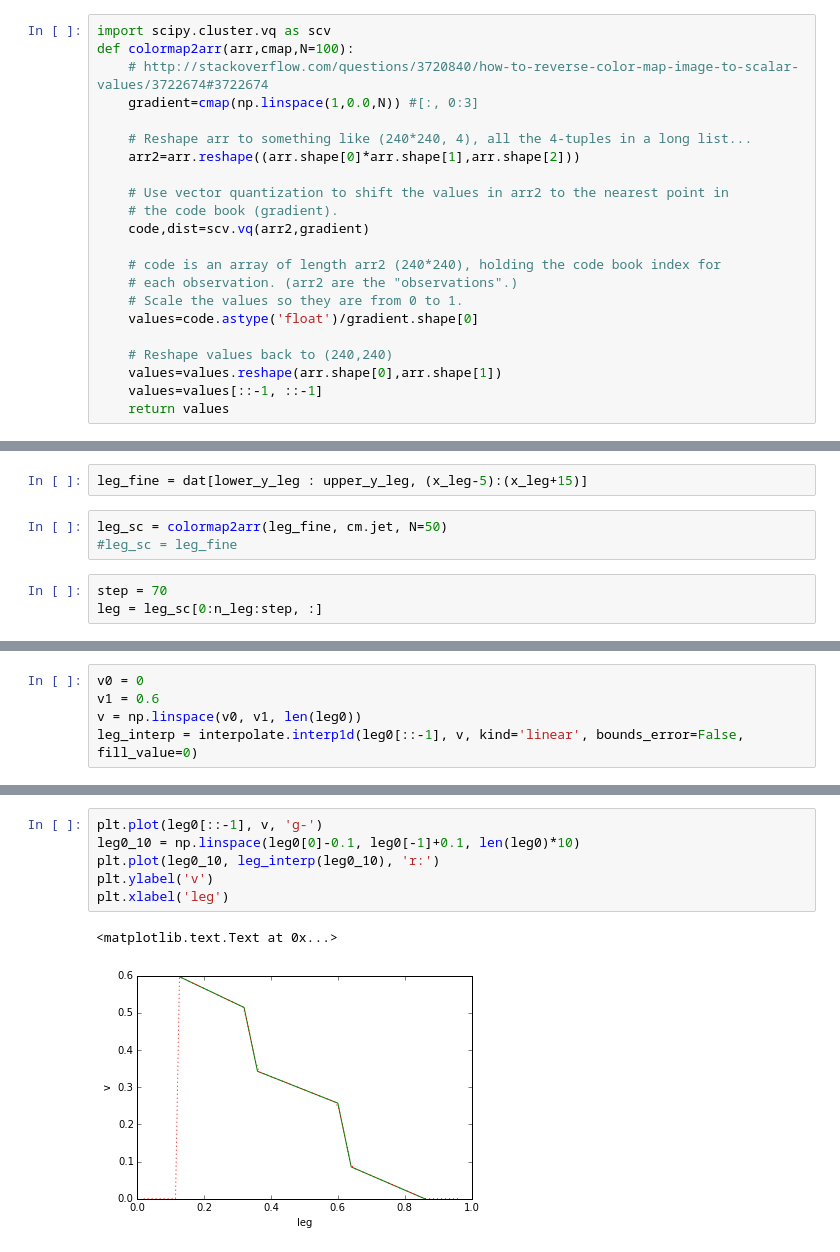
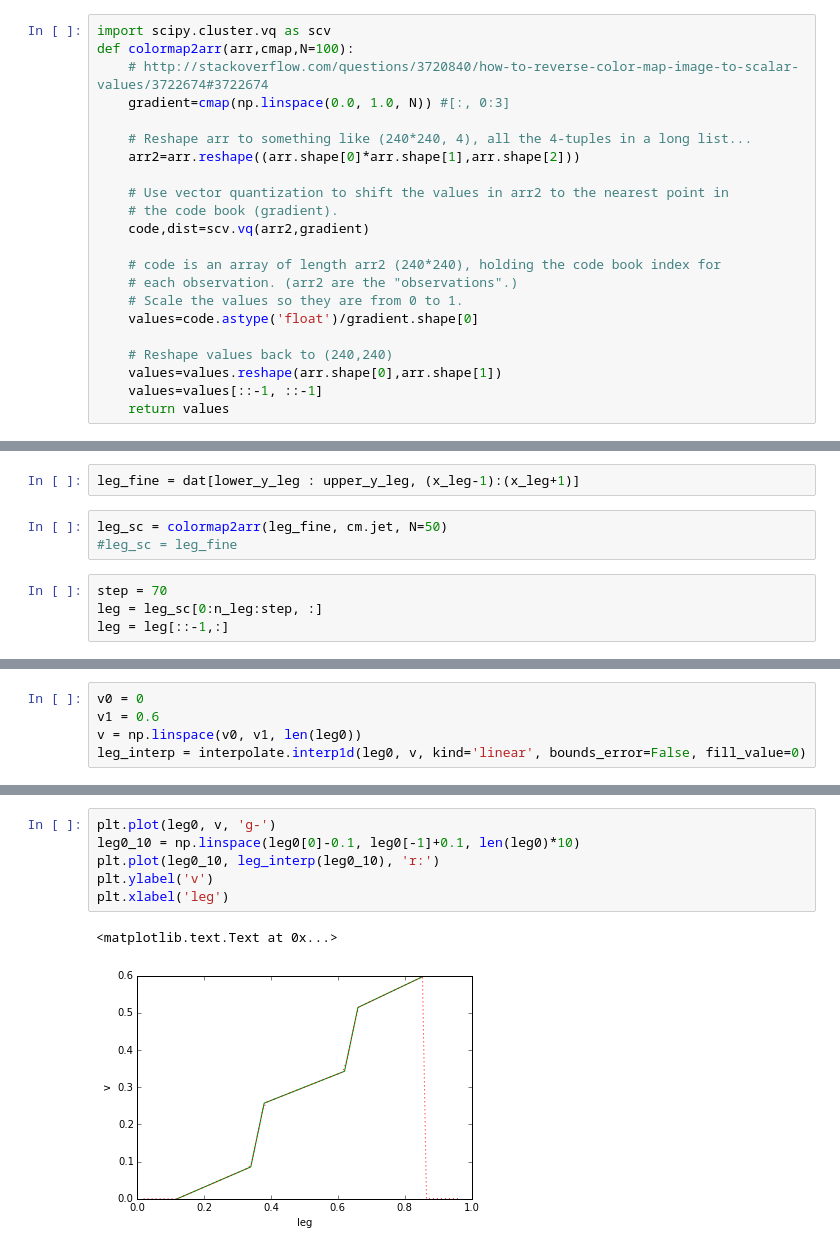
Before and after one commit to emilleishida/CorrMatrix_ABC, a Jupyter notebook: scripts/ABC/WL/Cov_SSC/digitize_Cov_SSC.ipynb, the cells around one changed output, grey strips where cells are left out. Cells and saved outputs as stored; diff of their text form.

```diff
--- a/scripts/ABC/WL/Cov_SSC/digitize_Cov_SSC.ipynb
+++ b/scripts/ABC/WL/Cov_SSC/digitize_Cov_SSC.ipynb
@@ -24,7 +38,7 @@ ax = plt.imshow(cov_fine, cmap=cm.jet)
 import scipy.cluster.vq as scv
 def colormap2arr(arr,cmap,N=100):
     # http://stackoverflow.com/questions/3720840/how-to-reverse-color-map-image-to-scalar-values/3722674#3722674
-    gradient=cmap(np.linspace(1,0.0,N)) #[:, 0:3]
+    gradient=cmap(np.linspace(0.0, 1.0, N)) #[:, 0:3]
 
     # Reshape arr to something like (240*240, 4), all the 4-tuples in a long list...
     arr2=arr.reshape((arr.shape[0]*arr.shape[1],arr.shape[2]))
@@ -68,11 +93,12 @@ lower_y_leg = 54 + 10
 upper_y_leg = 590 - 10
 n_leg = upper_y_leg - lower_y_leg
 # %%
-leg_fine = dat[lower_y_leg : upper_y_leg, (x_leg-5):(x_leg+15)]
+leg_fine = dat[lower_y_leg : upper_y_leg, (x_leg-1):(x_leg+1)]
 # %%
 leg_sc = colormap2arr(leg_fine, cm.jet, N=50)
 #leg_sc = leg_fine
 # %%
 step = 70
 leg = leg_sc[0:n_leg:step, :]
+leg = leg[::-1,:]
 # %%
@@ -89,7 +114,7 @@ array([ 0.12,  0.32,  0.34,  0.36,  0.6 ,  0.62,  0.64,  0.86])
 v0 = 0
 v1 = 0.6
 v = np.linspace(v0, v1, len(leg0))
-leg_interp = interpolate.interp1d(leg0[::-1], v, kind='linear', bounds_error=False, fill_value=0)
+leg_interp = interpolate.interp1d(leg0, v, kind='linear', bounds_error=False, fill_value=0)
 # %%
 my_v = leg_interp(0.2)
 my_v
@@ -102,9 +123,9 @@ array([ 0.12,  0.32,  0.34,  0.36,  0.6 ,  0.62,  0.64,  0.86])
 # %%
-plt.plot(leg0[::-1], v, 'g-')
+plt.plot(leg0, v, 'g-')
 leg0_10 = np.linspace(leg0[0]-0.1, leg0[-1]+0.1, len(leg0)*10)
 plt.plot(leg0_10, leg_interp(leg0_10), 'r:')
 plt.ylabel('v')
 plt.xlabel('leg')
 # %% [output]
 <matplotlib.text.Text at 0x...>
-[figure, old version]
+[figure, new version]
```
Also changed, not shown: parts of 36 cells of this notebook.
